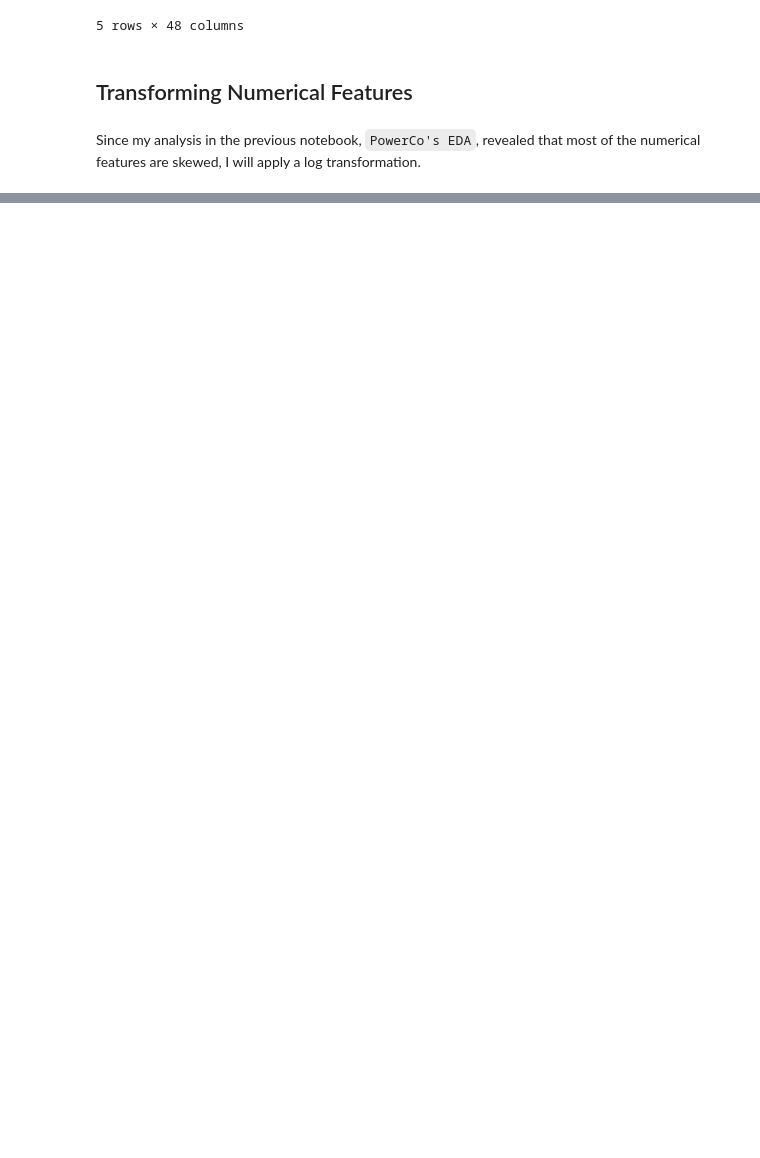
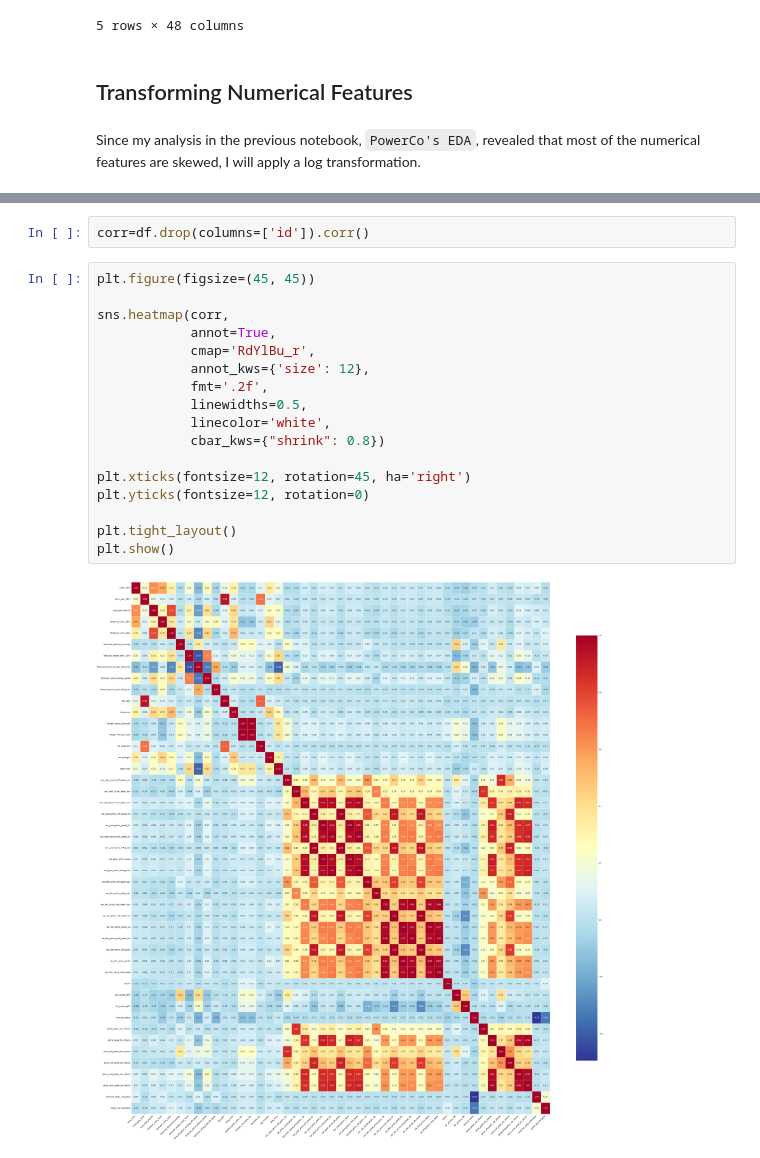
Before and after one commit to Ahmed-Adel30/PowerCo-s-Churning-investigation-and-prediction, a Jupyter notebook: Feature Engineering/PowerCo's Feature Engineering.ipynb, the cells around one changed output, grey strips where cells are left out. Cells and saved outputs as stored; diff of their text form; blank space fills up the shorter version.

```diff
--- a/Feature Engineering/PowerCo's Feature Engineering.ipynb
+++ b/Feature Engineering/PowerCo's Feature Engineering.ipynb
@@ -336,0 +410,21 @@ Since my analysis in the previous notebook, `PowerCo's EDA`, revealed that most
+# %%
+corr=df.drop(columns=['id']).corr()
+# %%
+plt.figure(figsize=(45, 45))
+
+sns.heatmap(corr,
+            annot=True,
+            cmap='RdYlBu_r',
+            annot_kws={'size': 12},
+            fmt='.2f',
+            linewidths=0.5,
+            linecolor='white',
+            cbar_kws={"shrink": 0.8})
+
+plt.xticks(fontsize=12, rotation=45, ha='right')
+plt.yticks(fontsize=12, rotation=0)
+
+plt.tight_layout()
+plt.show()
+# %% [output]
+[figure, added]
```
Also changed, not shown: parts of 12 cells of this notebook.
